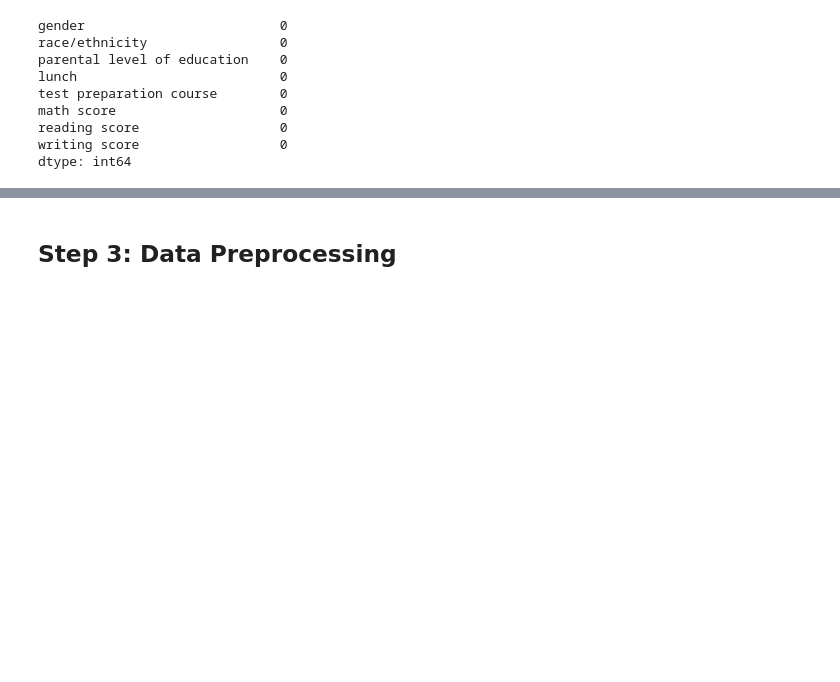
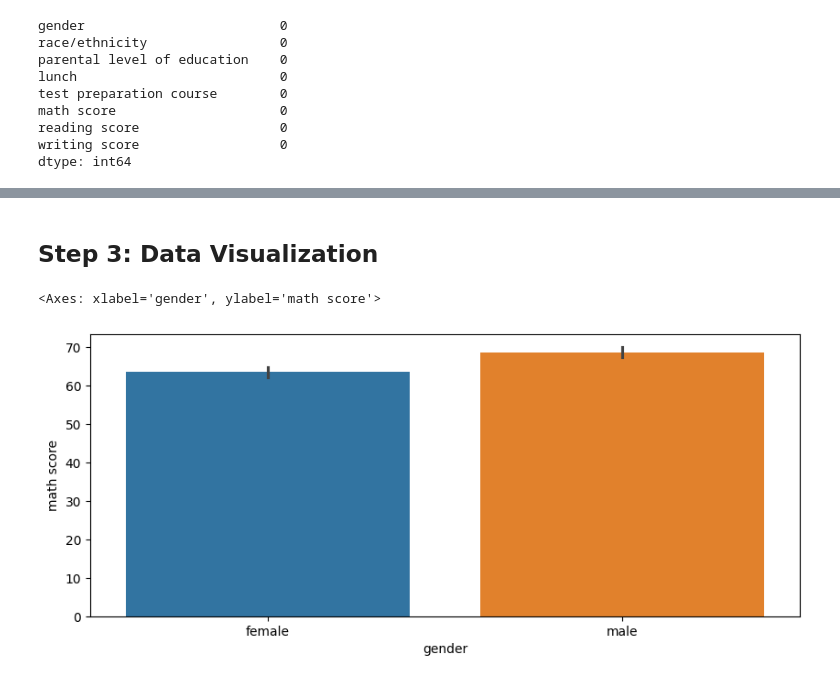
Before and after one commit to TouseefDataScientist/Artificialintelligence, a Jupyter notebook: Atif Jamil/lab_11/students_performance.ipynb, the cells around one changed output, grey strips where cells are left out. Cells and saved outputs as stored; diff of their text form; code cells hidden in the pictures; blank space fills up the shorter version.

```diff
--- a/Atif Jamil/lab_11/students_performance.ipynb
+++ b/Atif Jamil/lab_11/students_performance.ipynb
@@ -133,2 +167,11 @@ df.isnull().sum().sum()
 # %% [markdown]
-## Step 3: Data Preprocessing
+## Step 3: Data Visualization
+# %%
+# figsize of 10 width by 4 height
+plt.figure(figsize=(10,4))
+
+# barplot
+sns.barplot(x="gender", y="math score", data=df, hue="gender")
+# %% [output]
+<Axes: xlabel='gender', ylabel='math score'>
+[figure, added]
```
Also changed, not shown: parts of 8 cells of this notebook.
